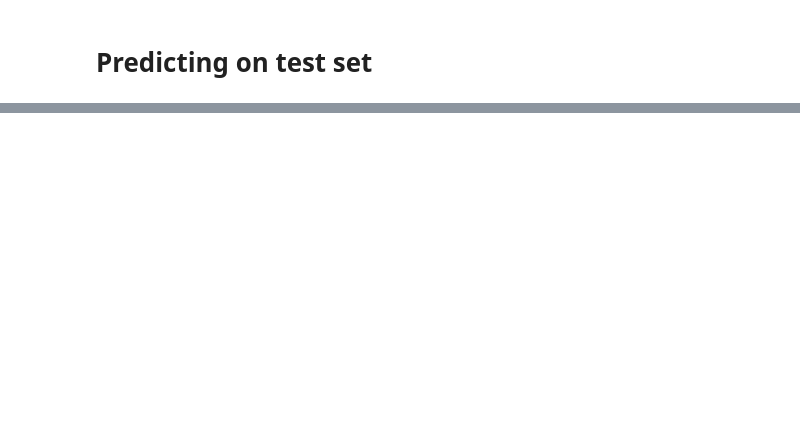
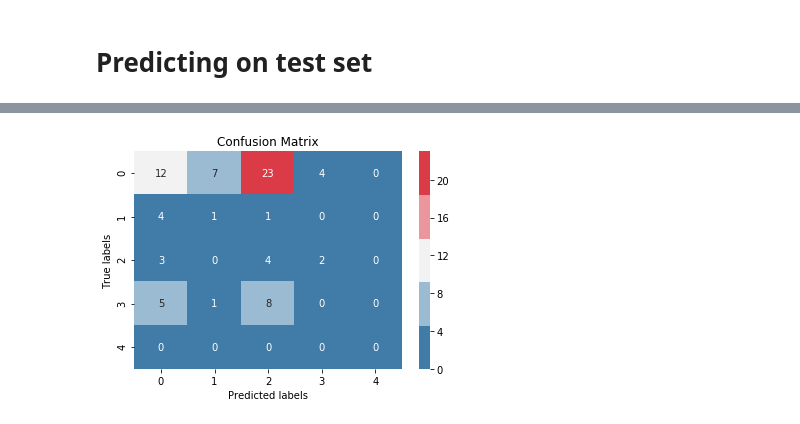
Before and after one commit to UNCG-CSE/Poststorm_Imagery, a Jupyter notebook: src/python/psic/stats/tagging_stats/cnn_impact.ipynb, the cells around one changed output, grey strips where cells are left out. Saved outputs shown, nothing was run; the diff lists cells and outputs as text; code cells hidden in the pictures; blank space fills up the shorter version.

```diff
--- a/src/python/psic/stats/tagging_stats/cnn_impact.ipynb
+++ b/src/python/psic/stats/tagging_stats/cnn_impact.ipynb
@@ -178,5 +195,3 @@ model = Sequential([
 model.compile(Adam(lr=0.0001),loss='categorical_crossentropy', metrics = ['accuracy'])
 # %% [markdown]
 # Train and validate Model
-# %%
-model.fit(training_batch, steps_per_epoch = 6, validation_data = validation_batch, validation_steps = 6, epochs = 10, verbose =2, )
@@ -201,0 +198,6 @@ Epoch 10/10
+# %%
+STEPS_PER_EPOCH=10 #math.ceil(NUM_TRAINING_IMAGES/NUM_TRAINING_BATCHES)
+VALIDATION_STEPS = 6 #math.ceil(NUM_VALIDATION_IMAGES/NUM_VALIDATION_BATCHES)
+NUM_EPOCH = 10# 10
+
+model.fit(training_batch, steps_per_epoch = STEPS_PER_EPOCH, validation_data = validation_batch, validation_steps = VALIDATION_STEPS, epochs = NUM_EPOCH, verbose =2)
@@ -267,0 +236,3 @@ plt.show()
+# %%
+rounded_predictions = model.predict_classes(testing_batch,batch_size = None,verbose = 2)
+rounded_predictions[:3]
@@ -267,0 +247,12 @@ plt.show()
+# %%
+cm = confusion_matrix(y_pred = rounded_predictions,y_true = testing_batch.labels,labels = IMPACT_CLASSES_INT)
+# %%
+ax= plt.subplot()
+sns.heatmap(cm, annot=True, ax = ax,cmap=sns.diverging_palette(240, 10, n=5)); #annot=True to annotate cells
+
+# labels, title and ticks
+ax.set_xlabel('Predicted labels');ax.set_ylabel('True labels');
+ax.set_title('Confusion Matrix');
+ax.xaxis.set_ticklabels(IMPACT_CLASSES_INT); ax.yaxis.set_ticklabels(IMPACT_CLASSES_INT);
+# %% [output]
+[figure, added]
```
Also changed, not shown: parts of 31 cells of this notebook, 4 other files.
